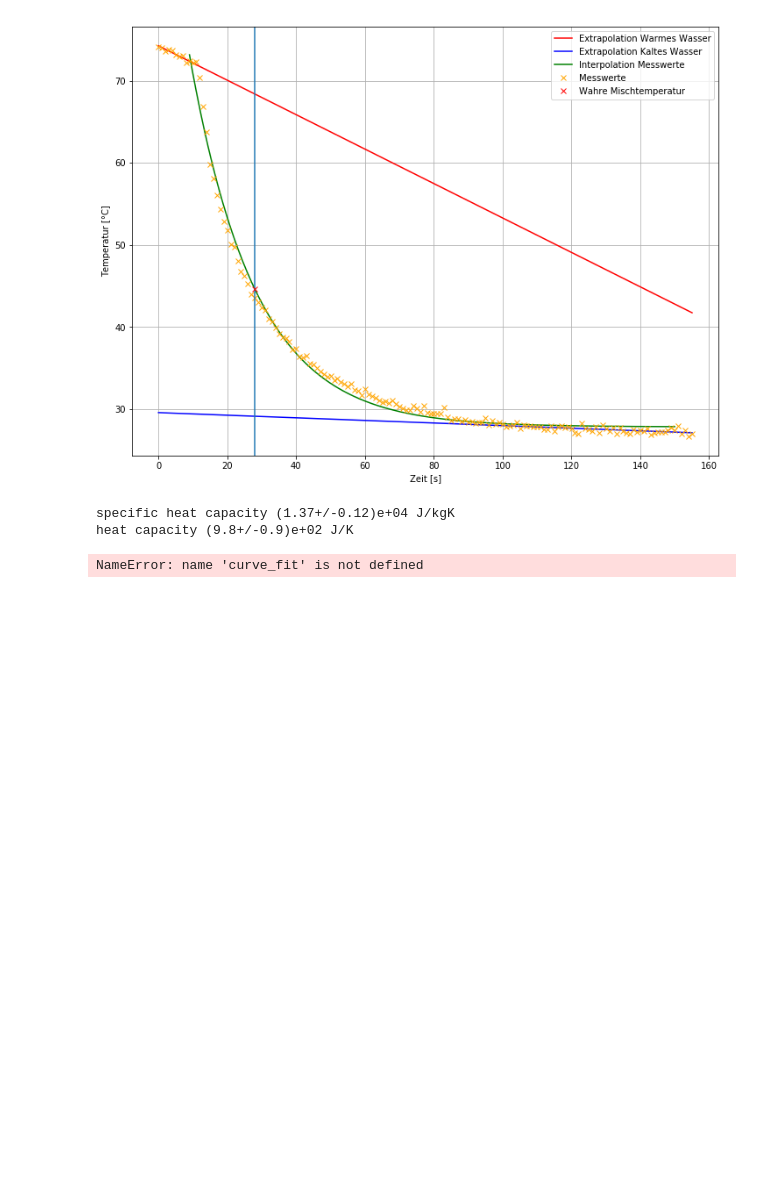
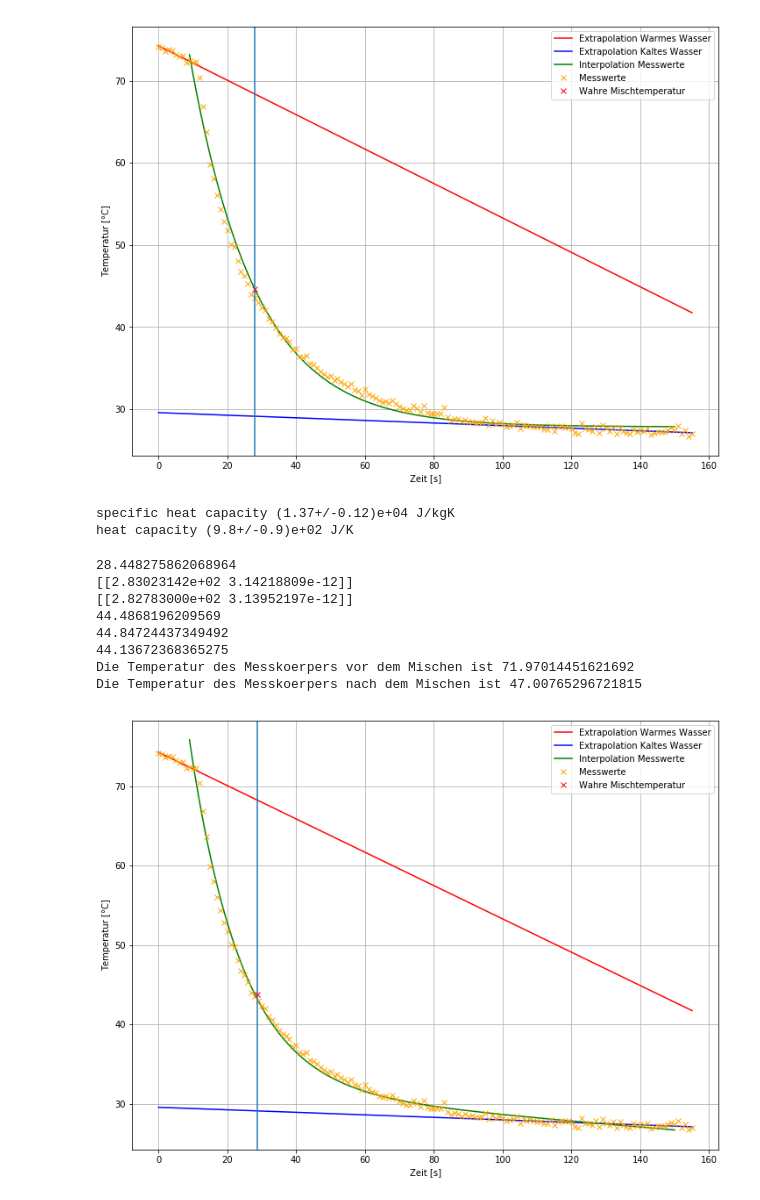
Before and after one commit to BigThonkers/APAP1, a Jupyter notebook: 3_31/Python_31_new.ipynb, the cells around one changed output. Saved outputs shown, nothing was run; the diff lists cells and outputs as text; code cells hidden in the pictures; blank space fills up the shorter version.

```diff
--- a/3_31/Python_31_new.ipynb
+++ b/3_31/Python_31_new.ipynb
@@ -353,7 +353,7 @@ def equl(t___):
 a,b,c=y_0,y_1,k
 
 t_h=11
-t_l=100
+t_l=130
 #eq=a*t_h-(b/c)*sp.exp(-c*t_h)-a*x+(b/c)*sp.exp(-c*x)-0.5*a_l*t_l**2-b_l*t_l+0.5*x**2+b_l*x-(0.5*a_h*x**2+0.5*a_h*x-0.5*a_h*t_h**2-0.5*a_h*t_h**2-a*x*(b/c)*sp.exp(-c*x)+a*t_h*(b/c)*sp.exp(-c*t_h))
 #t_m=solve(eq,x)
 #print(t_m)
@@ -371,36 +371,42 @@ import scipy.integrate as integrate
 
 #plt.plot(x_,equ(x_),color='purple')
 
 #print(equ(29))
 
-t_m=28.6
+t_m=28.8
 intl1=integrate.quad(equm,t_m,t_l)
 intl2=integrate.quad(equl,t_m,t_l)
 inth1=integrate.quad(equm,t_h,t_m)
 inth2=integrate.quad(equh,t_h,t_m)
 print(x_e[44])
 print(np.array([intl1])-np.array([intl2]))
 print(np.array([inth2])-np.array([inth1]))
 plt.axvline(t_m)
-plt.plot(t_m,y_0+y_1*np.exp(-k*x_e[43])+g*x_e[44],'x',color='blue',label='Wahre Mischtemperatur')
+plt.plot(t_m,y_0+y_1*np.exp(-k*x_e[43])+g*x_e[44],'x',color='red',label='Wahre Mischtemperatur')
 print(y_0+y_1*np.exp(-k*x_e[44]))
 print(y_0+y_1*np.exp(-k*x_e[43]))
 print(y_0+y_1*np.exp(-k*x_e[45]))
 print('Die Temperatur des Messkoerpers vor dem Mischen ist',a_h*t_h+b_h)
 print('Die Temperatur des Messkoerpers nach dem Mischen ist',a_h*t_l+b_h)
 #plt.plot(t_m1,T_m1v,'x',label='Wahre Mischtemperatur',color="purple")
 #plt.plot(t_m2,T_m2v,'x',label='2. "Wahre" Mischtemperatur',color="orange")
 #plt.plot()
 fig_size=plt.rcParams["figure.figsize"]
 fig_size[0]=12
 fig_size[1]=9
 plt.rcParams["figure.figsize"]=fig_size
 plt.legend(loc=1)
 #plt.axvline(t_m1,color="purple")
-plt.savefig(fname='/home/a/Documents/uni/AP1/git/Praktikum-A1/3_31/Graph_Mix_Obj.png',dpi=300)
+#plt.savefig(fname='/home/a/Documents/uni/AP1/git/Praktikum-A1/3_31/Graph_Mix_Obj.png',dpi=300)
 plt.show()
 #print('Unsere Mischungstemperatur ist',T_m1v)
 # %% [output]
-NameError: name 'curve_fit' is not defined
+28.448275862068964
+[[2.83023142e+02 3.14218809e-12]]
+[[2.82783000e+02 3.13952197e-12]]
+44.4868196209569
+44.84724437349492
+44.13672368365275
+Die Temperatur des Messkoerpers vor dem Mischen ist 71.97014451621692
+Die Temperatur des Messkoerpers nach dem Mischen ist 47.00765296721815
+[figure, added]
-# %% [markdown]
-####
```
Also changed, not shown: 2 other files.
